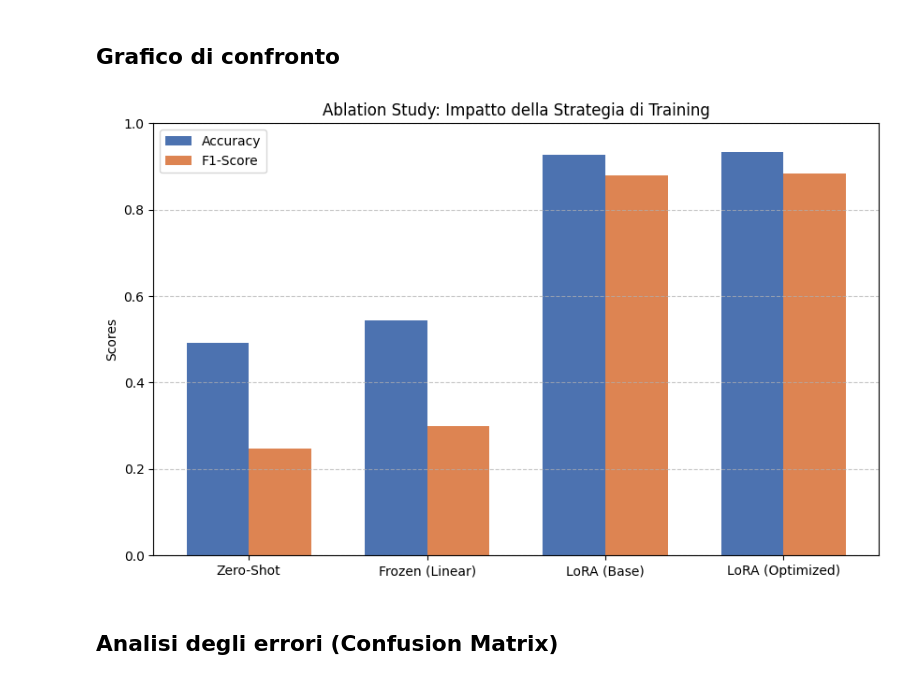
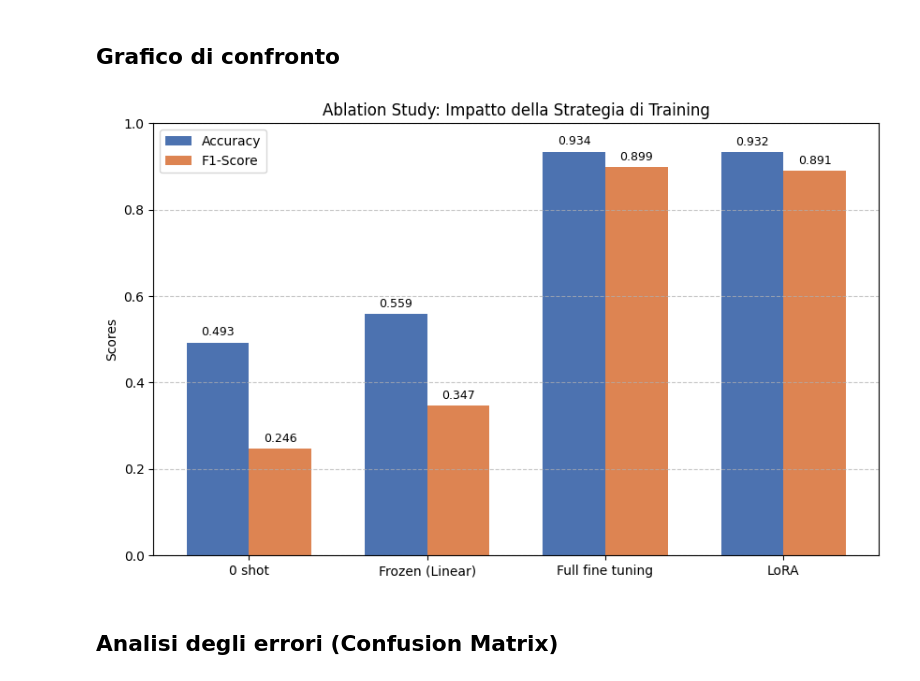
Before and after one commit to AlexandruNicolescu00/ai-project-25-26, a Jupyter notebook: notebooks/bertweet-base.ipynb, the cells around one changed output. Saved outputs shown, nothing was run; the diff lists cells and outputs as text; code cells hidden in the pictures.

Commit message:
added full fine tuning to bertweet and class distribution chart

```diff
--- a/notebooks/bertweet-base.ipynb
+++ b/notebooks/bertweet-base.ipynb
@@ -159,6 +182,7 @@ def compute_metrics(eval_pred):
 ## Eval base model
 # %%
 from transformers import DataCollatorWithPadding
+import intel_extension_for_pytorch as ipex
 
 data_collator = DataCollatorWithPadding(tokenizer=tokenizer)
 
@@ -166,7 +190,8 @@ data_collator = DataCollatorWithPadding(tokenizer=tokenizer)
 training_args = TrainingArguments(
     #output_dir="./bertweet-emotion-checkpoints",
     per_device_eval_batch_size=32, # Batch size per valutazione
-    report_to="none" # Disabilita wandb/tensorboard per ora
+    report_to="none", # Disabilita wandb/tensorboard per ora
+    bf16=True, # Usa mixed precision se supportato (XPU lo supporta, accelera la valutazione
 )
 
 # Inizializziamo il Trainer
@@ -185,6 +210,7 @@ baseline_metrics = trainer.evaluate(encoded_dataset["test"])
 
 print("\nRisultati Baseline (Modello non addestrato):")
 print(f"Accuracy: {baseline_metrics['eval_accuracy']:.4f}")
+print(baseline_metrics['eval_f1'])
 print(f"F1-Score: {baseline_metrics['eval_f1']:.4f}")
 print("-------------------------------------------------")
 # %% [output]
@@ -421,13 +713,15 @@ DOPO   -> Accuracy: 0.5670, F1: 0.3601
 # %%
 from peft import get_peft_model, LoraConfig, TaskType
 import itertools
+from torch.optim import AdamW
 
-rangos = [8, 16, 32]
-target_modules = [["query", "value", "key", "dense"], ["query", "value"]]
-learning_rates = [1e-3, 1e-4, 1e-5]
+rangos = [8, 16]
+target_modules = [["query", "value", "key", "dense"], ["query", "value"], ["query", "key", "value"]]
+learning_rates = [2e-4, 2e-5]
 batch_sizes = [8, 16]
 
 best_accuracy = 0
+best_f1 = 0
 best_configs = {}
 lora_results = []
 
@@ -458,6 +752,14 @@ for r, tm, lr, bs in itertools.product(rangos, target_modules, learning_rates, b
 
     # Applichiamo LoRA al modello
     model = get_peft_model(model, peft_config)
+    model = model.to("xpu")  # dopo get_peft_model, non prima
+
+    # Optimizer con eps in fp32
+    optimizer = AdamW(
+        [p for p in model.parameters() if p.requires_grad],
+        lr=lr,
+        eps=1e-6
+    )
 
     # Configuriamo il Trainer con i parametri migliori trovati prima
     training_args = TrainingArguments(
@@ -470,7 +772,8 @@ for r, tm, lr, bs in itertools.product(rangos, target_modules, learning_rates, b
         num_train_epochs=4,
         weight_decay=0.01,
         report_to="none",
-        load_best_model_at_end=False
+        load_best_model_at_end=False,
+        bf16=True
     )
 
     trainer = Trainer(
@@ -479,7 +782,8 @@ for r, tm, lr, bs in itertools.product(rangos, target_modules, learning_rates, b
         train_dataset=encoded_dataset["train"],
         eval_dataset=encoded_dataset["validation"],
         compute_metrics=compute_metrics,
-        data_collator=data_collator
+        data_collator=data_collator,
+        optimizers=(optimizer, None)
     )
 
     trainer.train()
@@ -490,8 +794,9 @@ for r, tm, lr, bs in itertools.product(rangos, target_modules, learning_rates, b
     lora_results.append({'r': r, 'target_modules': tm, 'learning_rate': lr, 'batch_size': bs, 'accuracy': acc_score, 'f1': f1_score})
     print(f"--> Risultato: Accuracy = {acc_score:.4f}, F1 = {f1_score:.4f}")
 
-    if acc_score > best_accuracy:
+    if (acc_score + f1_score) > (best_accuracy + best_f1):
         best_accuracy = acc_score
+        best_f1 = f1_score
         best_configs = {'r': r, 'target_modules': tm, 'learning_rate': lr, 'batch_size': bs}
 
 print(pd.DataFrame(lora_results))
@@ -672,7 +996,7 @@ model_checkpoint = "vinai/bertweet-base"
 tokenizer = AutoTokenizer.from_pretrained(model_checkpoint)
 model = AutoModelForMaskedLM.from_pretrained(model_checkpoint)
 
-device = "cuda" if torch.cuda.is_available() else "cpu"
+device = "cuda" if torch.cuda.is_available() else "xpu" if torch.xpu.is_available() else "cpu"
 model.to(device)
 model.eval()
 
@@ -800,6 +1124,8 @@ for k in k_values:
     icl_results.append({'k': k, 'truncated': truncated_count, 'acc': acc, 'f1': f1})
     print(f"--> k={k}: Accuracy={acc:.4f}, F1={f1:.4f} (Troncati: {truncated_count})")
 
+best_icl = max(icl_results, key=lambda x: x['acc'])
+
 print(pd.DataFrame(icl_results))
 # %% [output]
 Avvio valutazione k-shot (In-Context Learning)...
@@ -864,30 +1190,32 @@ print(df_final.sort_values(by="accuracy", ascending=True))
 # %%
 import matplotlib.pyplot as plt
 import numpy as np
 
-# Inserisci qui i TUOI numeri esatti
-strategies = ['Zero-Shot', 'Frozen (Linear)', 'LoRA (Base)', 'LoRA (Optimized)']
-accuracies = [0.4930, 0.5445, 0.9280, 0.9335]
-f1_scores =  [0.2463, 0.2998, 0.8796, 0.8828]
+strategies = [f"{best_icl['k']} shot", 'Frozen (Linear)', 'Full fine tuning', 'LoRA']
+accuracies = [best_icl['acc'], best_tl_acc, best_full_acc, best_lora_acc]
+f1_scores =  [best_icl['f1'], best_tl_f1, best_full_f1, best_lora_f1]
 
 x = np.arange(len(strategies))
 width = 0.35
 
 fig, ax = plt.subplots(figsize=(10, 6))
 rects1 = ax.bar(x - width/2, accuracies, width, label='Accuracy', color='#4c72b0')
 rects2 = ax.bar(x + width/2, f1_scores, width, label='F1-Score', color='#dd8452')
+
+ax.bar_label(rects1, fmt='%.3f', padding=3, fontsize=9)
+ax.bar_label(rects2, fmt='%.3f', padding=3, fontsize=9)
 
 ax.set_ylabel('Scores')
 ax.set_title('Ablation Study: Impatto della Strategia di Training')
 ax.set_xticks(x)
 ax.set_xticklabels(strategies)
 ax.legend()
 ax.set_ylim(0, 1.0)
 ax.grid(axis='y', linestyle='--', alpha=0.7)
 
 plt.show()
 # %% [output]
-[figure, old version]
+[figure, new version]
 # %% [markdown]
 ## Analisi degli errori (Confusion Matrix)
 # %%
```
Also changed, not shown: parts of 20 cells of this notebook, 5 other files.
